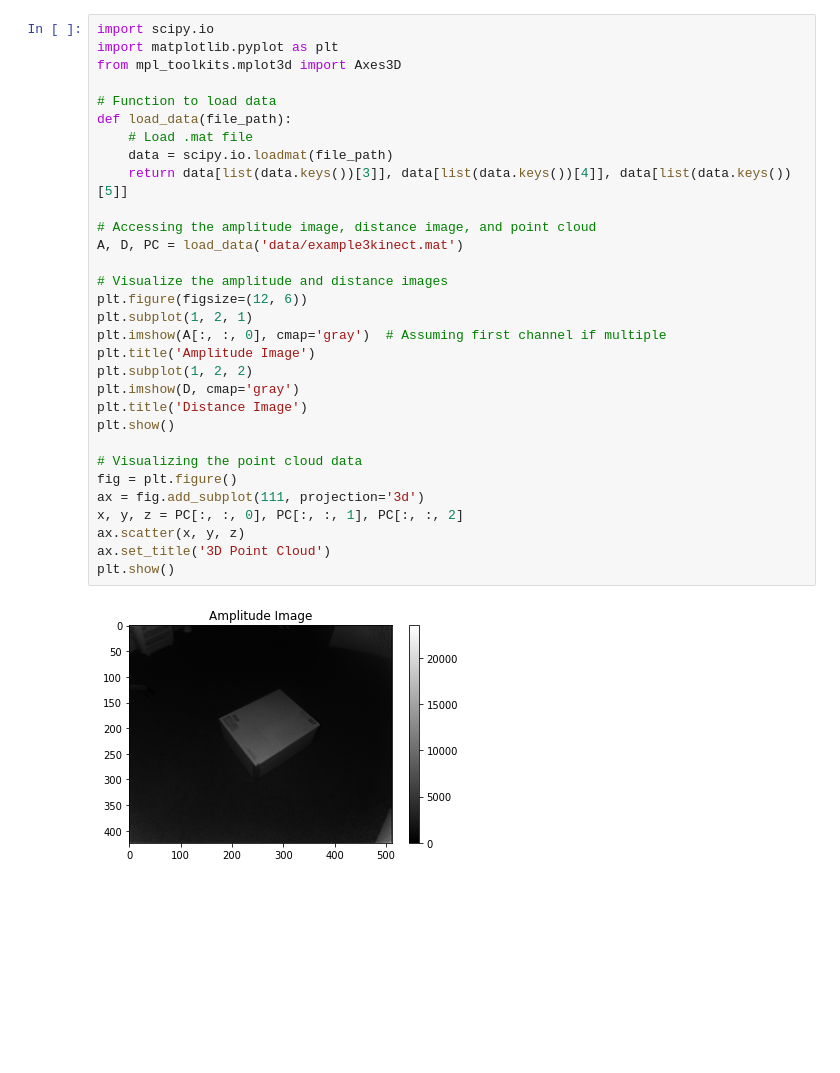
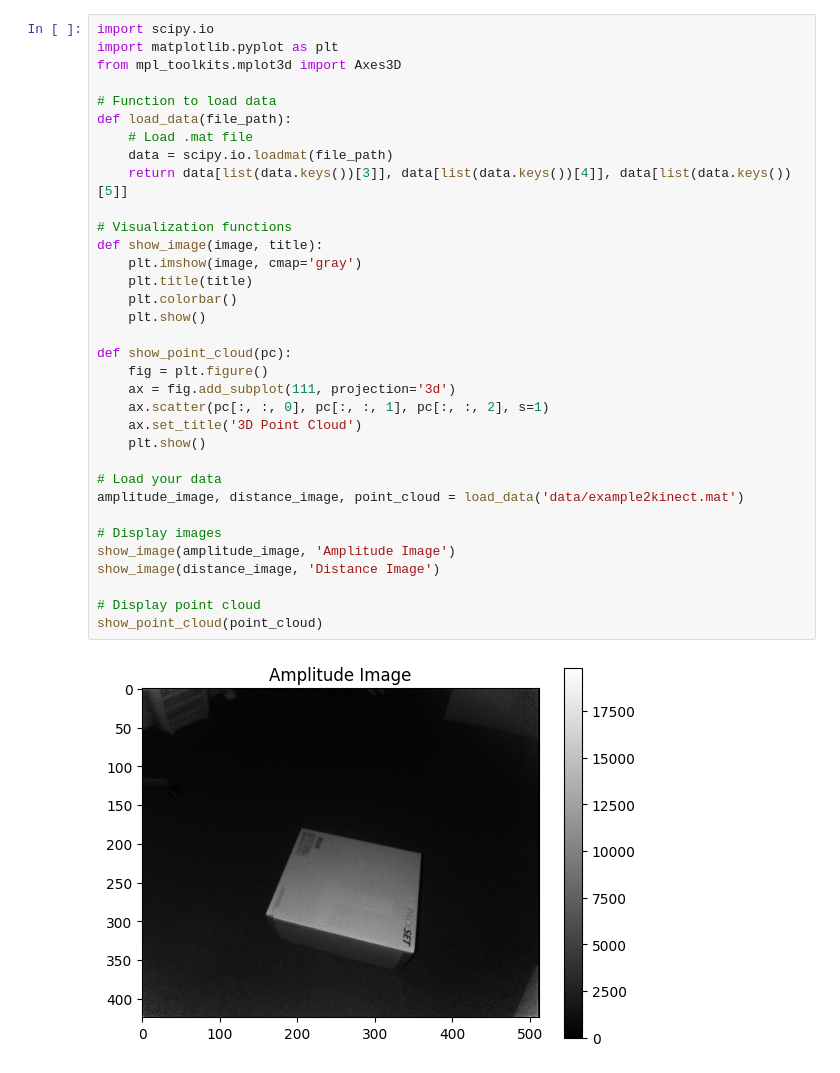
Before and after one commit to samasadii/computer-vision-project, a Jupyter notebook: exercise1/test3.ipynb, the cells around one changed output. Saved outputs shown, nothing was run; the diff lists cells and outputs as text; blank space fills up the shorter version.

```diff
--- a/exercise1/test3.ipynb
+++ b/exercise1/test3.ipynb
@@ -1,33 +1,36 @@
 # %%
 import scipy.io
 import matplotlib.pyplot as plt
 from mpl_toolkits.mplot3d import Axes3D
 
 # Function to load data
 def load_data(file_path):
     # Load .mat file
     data = scipy.io.loadmat(file_path)
     return data[list(data.keys())[3]], data[list(data.keys())[4]], data[list(data.keys())[5]]
 
-# Accessing the amplitude image, distance image, and point cloud
-A, D, PC = load_data('data/example3kinect.mat')
+# Visualization functions
+def show_image(image, title):
+    plt.imshow(image, cmap='gray')
+    plt.title(title)
+    plt.colorbar()
+    plt.show()
 
-# Visualize the amplitude and distance images
-plt.figure(figsize=(12, 6))
-plt.subplot(1, 2, 1)
-plt.imshow(A[:, :, 0], cmap='gray')  # Assuming first channel if multiple
-plt.title('Amplitude Image')
-plt.subplot(1, 2, 2)
-plt.imshow(D, cmap='gray')
-plt.title('Distance Image')
-plt.show()
+def show_point_cloud(pc):
+    fig = plt.figure()
+    ax = fig.add_subplot(111, projection='3d')
+    ax.scatter(pc[:, :, 0], pc[:, :, 1], pc[:, :, 2], s=1)
+    ax.set_title('3D Point Cloud')
+    plt.show()
 
-# Visualizing the point cloud data
-fig = plt.figure()
-ax = fig.add_subplot(111, projection='3d')
-x, y, z = PC[:, :, 0], PC[:, :, 1], PC[:, :, 2]
-ax.scatter(x, y, z)
-ax.set_title('3D Point Cloud')
-plt.show()
+# Load your data
+amplitude_image, distance_image, point_cloud = load_data('data/example2kinect.mat')
+
+# Display images
+show_image(amplitude_image, 'Amplitude Image')
+show_image(distance_image, 'Distance Image')
+
+# Display point cloud
+show_point_cloud(point_cloud)
 # %% [output]
-[figure, old version]
+[figure, new version]
```
Also changed, not shown: parts of 7 cells of this notebook, 2 other files.
